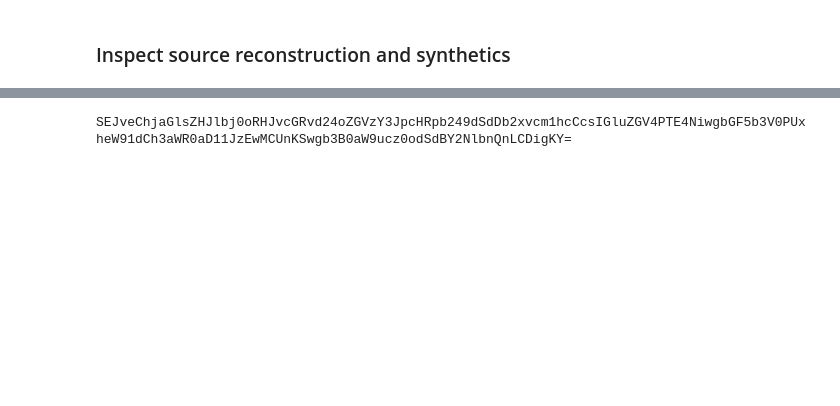
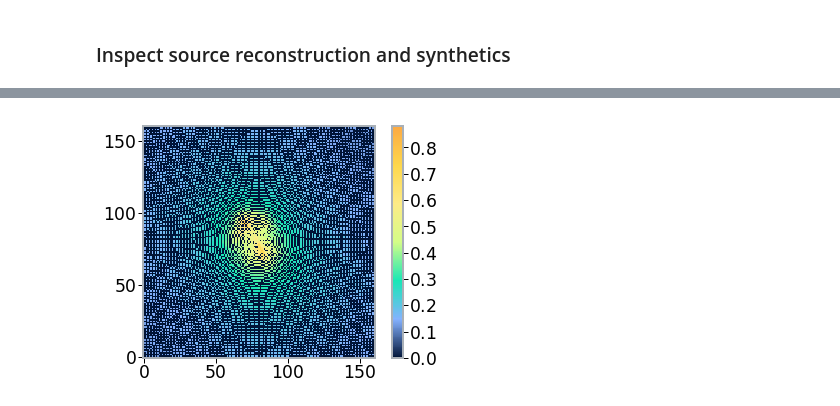
Before and after one commit to phdenzel/slacs-match, a Jupyter notebook: matching_test.ipynb, the cells around one changed output, grey strips where cells are left out. Cells and saved outputs as stored; diff of their text form; code cells hidden in the pictures; blank space fills up the shorter version.

```diff
--- a/matching_test.ipynb
+++ b/matching_test.ipynb
@@ -133,14 +106,2 @@ maxima                  []
 # %% [markdown]
 ### Inspect source reconstruction and synthetics
-# %%
-lo = objects[0]
-lm = rescaled_models[0]
-
-reconsrc = ReconSrc(lo, lm, M=80, M_fullres=320, mask_keys=['circle'])
-
-
-print '#'*3, 'LensModel'
-print lm.__v__
-print
-print '#'*3, 'LensObject'
-print lo.__v__
@@ -164,0 +108,5 @@ finder                  LensFinder(peaks(1/5):(4, 4)σ)
+# %%
+print "# <ReconSrc>"
+reconsrc = ReconSrc(lo, lm.resampled['obj'], M=80, M_fullres=256, mask_keys=['circle'])
+print(reconsrc.__v__ + "\n")
+sig2 = sigf*np.sqrt(reconsrc.lensobject.data)
@@ -165,11 +126,11 @@ finder                  LensFinder(peaks(1/5):(4, 4)σ)
 # %%
-%matplotlib notebook
-srcmap = reconsrc.plane_map(method='minres', use_psf=False, use_mask=True)
+# %matplotlib notebook
+srcmap = reconsrc.plane_map(method='lsqr', use_psf=False, use_mask=True)
 
 fig, ax = plt.subplots()
-plt_out = plt.imshow(srcmap, origin='lower', cmap=gcl.GLEAMcmaps.vilux)
+plt_out = plt.imshow(srcmap, origin='lower', cmap='vilux')
 cb = plt.colorbar()
 
-clrbar = IPColorbar(cb, plt_out)
-clrbar.connect()
+# clrbar = IPColorbar(cb, plt_out)
+# clrbar.connect()
 # %% [output]
@@ -178,2 +137,2 @@ clrbar.connect()
-SEJveChjaGlsZHJlbj0oRHJvcGRvd24oZGVzY3JpcHRpb249dSdDb2xvcm1hcCcsIGluZGV4PTE4NiwgbGF5b3V0PUxheW91dCh3aWR0aD11JzEwMCUnKSwgb3B0aW9ucz0odSdBY2NlbnQnLCDigKY=
+[figure, added]
 # %%
```
Also changed, not shown: parts of 20 cells of this notebook, 6 other files.
